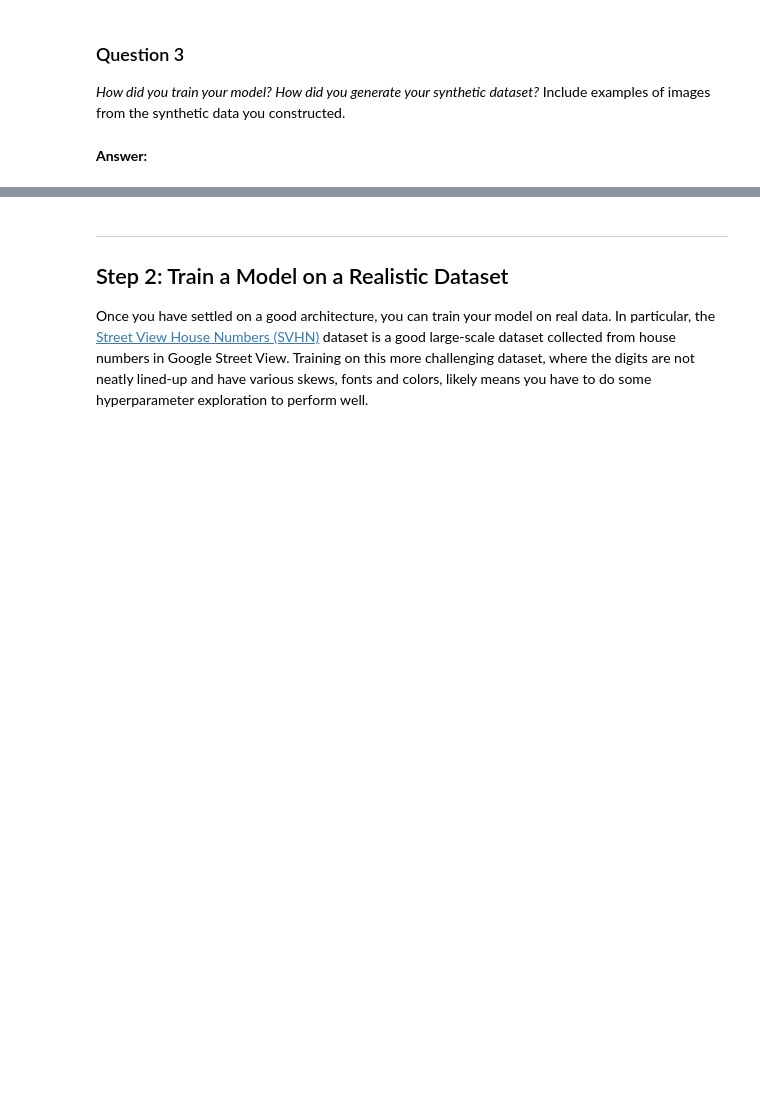
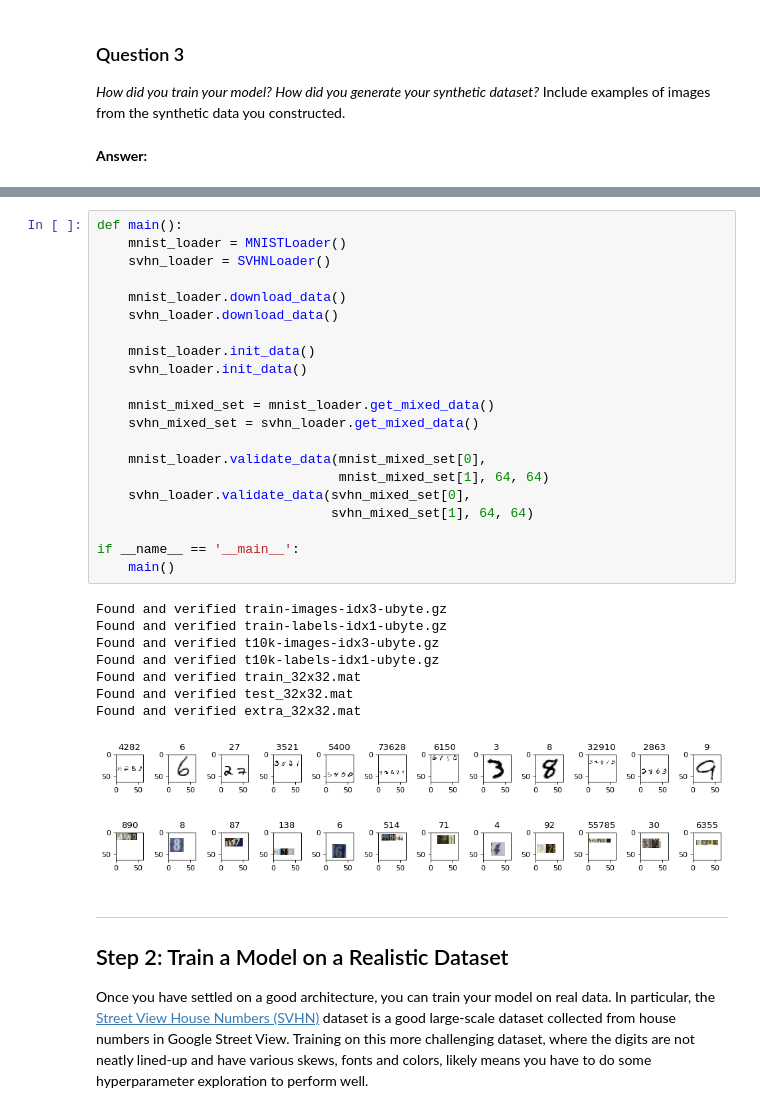
Before and after one commit to ibunny01/MLND, a Jupyter notebook: MLND-P6-Digit-Recognition/digit_recognition.ipynb, the cells around one changed output, grey strips where cells are left out. Cells and saved outputs as stored; diff of their text form; blank space fills up the shorter version.

Commit message:
feat: Add synthetic SVHN convolution network training code
- Add svhn trainer for synthetic svhn images (concated images)
- Answer Q1 (MNIST) in the jupyter notebook udacity project

```diff
--- a/MLND-P6-Digit-Recognition/digit_recognition.ipynb
+++ b/MLND-P6-Digit-Recognition/digit_recognition.ipynb
@@ -1349,3 +1362,34 @@ _How did you train your model? How did you generate your synthetic dataset?_ Inc
+# %%
+def main():
+    mnist_loader = MNISTLoader()
+    svhn_loader = SVHNLoader()
+
+    mnist_loader.download_data()
+    svhn_loader.download_data()
+
+    mnist_loader.init_data()
+    svhn_loader.init_data()
+
+    mnist_mixed_set = mnist_loader.get_mixed_data()
+    svhn_mixed_set = svhn_loader.get_mixed_data()
+
+    mnist_loader.validate_data(mnist_mixed_set[0],
+                               mnist_mixed_set[1], 64, 64)
+    svhn_loader.validate_data(svhn_mixed_set[0],
+                              svhn_mixed_set[1], 64, 64)
+
+if __name__ == '__main__':
+    main()
+# %% [output]
+Found and verified train-images-idx3-ubyte.gz
+Found and verified train-labels-idx1-ubyte.gz
+Found and verified t10k-images-idx3-ubyte.gz
+Found and verified t10k-labels-idx1-ubyte.gz
+Found and verified train_32x32.mat
+Found and verified test_32x32.mat
+Found and verified extra_32x32.mat
+[figure, added]
+[figure, added]
 # %% [markdown]
 ----
 ## Step 2: Train a Model on a Realistic Dataset
```
Also changed, not shown: parts of 8 cells of this notebook, 1 other file.
